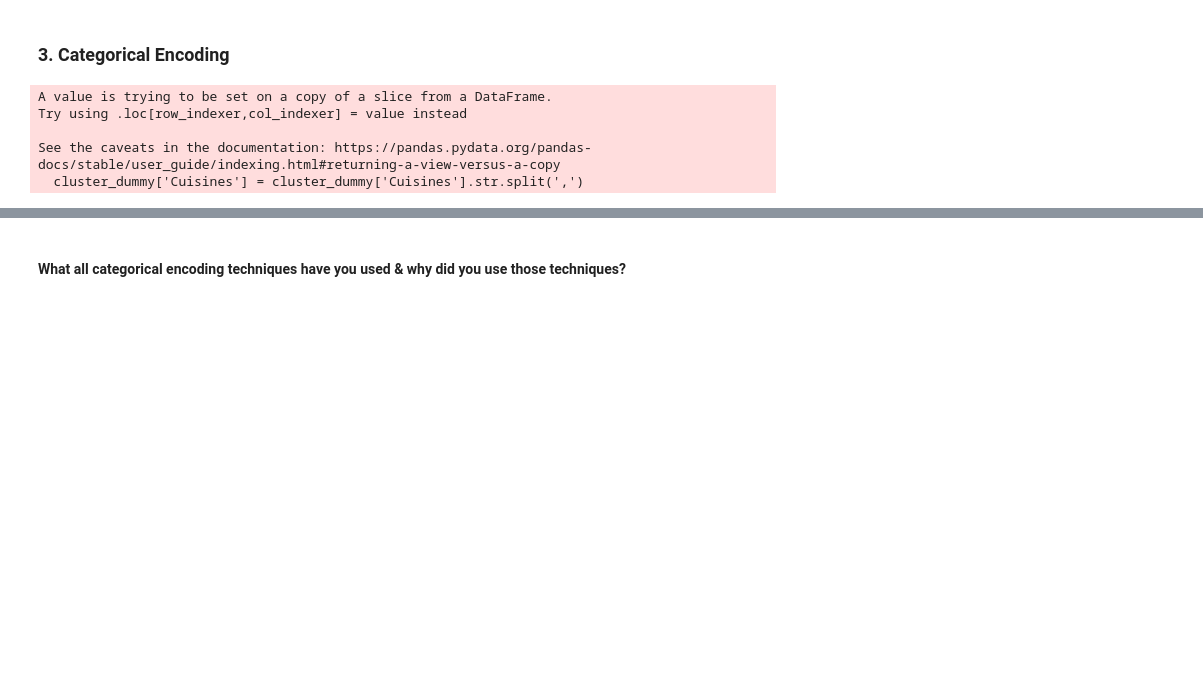
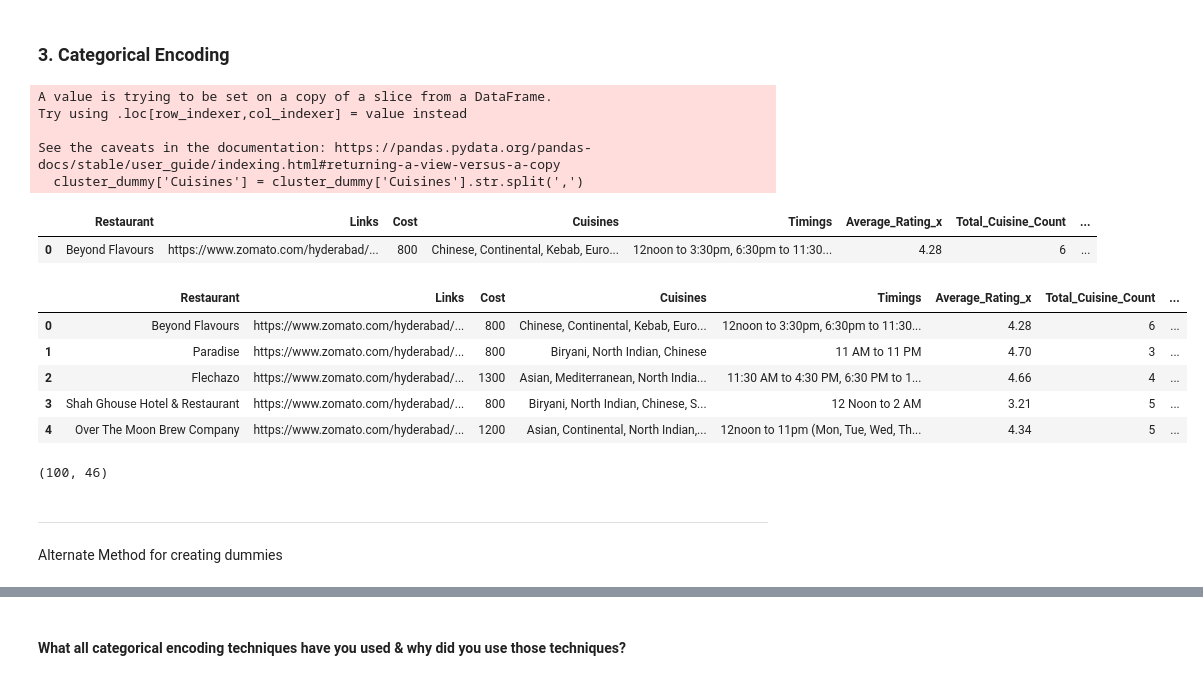
Before and after one commit to Asif-Ansari-bbl/Zomato-Resturent-Clustering-and-Sentiment-Analysis, a Jupyter notebook: Zomato_resturent_Clustering_and_Sentiment_Analysis.ipynb, the cells around one changed output, grey strips where cells are left out. Cells and saved outputs as stored; diff of their text form; code cells hidden in the pictures; blank space fills up the shorter version.

```diff
--- a/Zomato_resturent_Clustering_and_Sentiment_Analysis.ipynb
+++ b/Zomato_resturent_Clustering_and_Sentiment_Analysis.ipynb
@@ -600,3 +600,7 @@ most_followed_reviewer[:10]
 | 35 | 35.0 | Ujj | 5873.0 | 4.102941 |
 | 63 | 63.0 | Vibhor Dhote | 5715.0 | 3.868421 |
 | 129 | 130.0 | YatenJaiswal | 5533.0 | 3.750000 |
+# %%
+#Average engagement of restaurants
+avg_hotel_rating = review_df.groupby('Restaurant').agg({'Rating':'mean','Reviewer': 'count'}).reset_index().rename(columns = {'Reviewer': 'Total_Review'})
+avg_hotel_rating
@@ -1404,3 +1422,8 @@ review_df.loc[review_df['Followers']>= outlier_treatment_skew(df=review_df, feat
 # %%
 #dropping the columns created while outliers treatment
 merge_df.drop(columns =['anomaly_score_univariate_Cost','outlier_univariate_Cost','anomaly_score_univariate_follower','outlier_univariate_follower'], inplace = True)
+# %%
+#adding average rating - will remove 5 unrated restaurant from 105 restaurant
+avg_hotel_rating.rename(columns = {'Rating':'Average_Rating'}, inplace =True)
+resturent_df = resturent_df.merge(avg_hotel_rating[['Average_Rating','Restaurant']], on = 'Restaurant')
+resturent_df.head(1)
@@ -1450,5 +1476,29 @@ resturent_df['Total_Cuisine_Count'] = resturent_df['Cuisines'].apply(lambda x :
 # %%
 #adding average rating - will remove 5 unrated restaurant from 105 restaurant
 avg_hotel_rating.rename(columns = {'Rating':'Average_Rating'}, inplace =True)
-hotel = hotel.merge(avg_hotel_rating[['Average_Rating','Restaurant']], on = 'Restaurant')
-hotel.head(1)
+resturent_df = resturent_df.merge(avg_hotel_rating[['Average_Rating','Restaurant']], on = 'Restaurant')
+resturent_df.head(1)
+# %% [output]
+|  | Restaurant | Links | Cost | Cuisines | Timings | Average_Rating_x | Total_Cuisine_Count | ... |
+| 0 | Beyond Flavours | https://www.zomato.com/hyderabad/... | 800 | Chinese, Continental, Kebab, Euro... | 12noon to 3:30pm, 6:30pm to 11:30... | 4.28 | 6 | ... |
+# %%
+resturent_df.head()
+# %% [output]
+|  | Restaurant | Links | Cost | Cuisines | Timings | Average_Rating_x | Total_Cuisine_Count | ... |
+| 0 | Beyond Flavours | https://www.zomato.com/hyderabad/... | 800 | Chinese, Continental, Kebab, Euro... | 12noon to 3:30pm, 6:30pm to 11:30... | 4.28 | 6 | ... |
+| 1 | Paradise | https://www.zomato.com/hyderabad/... | 800 | Biryani, North Indian, Chinese | 11 AM to 11 PM | 4.70 | 3 | ... |
+| 2 | Flechazo | https://www.zomato.com/hyderabad/... | 1300 | Asian, Mediterranean, North India... | 11:30 AM to 4:30 PM, 6:30 PM to 1... | 4.66 | 4 | ... |
+| 3 | Shah Ghouse Hotel & Restaurant | https://www.zomato.com/hyderabad/... | 800 | Biryani, North Indian, Chinese, S... | 12 Noon to 2 AM | 3.21 | 5 | ... |
+| 4 | Over The Moon Brew Company | https://www.zomato.com/hyderabad/... | 1200 | Asian, Continental, North Indian,... | 12noon to 11pm (Mon, Tue, Wed, Th... | 4.34 | 5 | ... |
+# %%
+#adding cost column to the new dataset
+cluster_dummy = resturent_df[['Restaurant','Cost','Average_Rating_y','Total_Cuisine_Count']].merge(cluster_dummy, on = 'Restaurant')
+cluster_dummy.shape
+# %% [output]
+(100, 46)
+# %% [markdown]
+
+
+---
+
+Alternate Method for creating dummies
```
Also changed, not shown: parts of 12 cells of this notebook.
